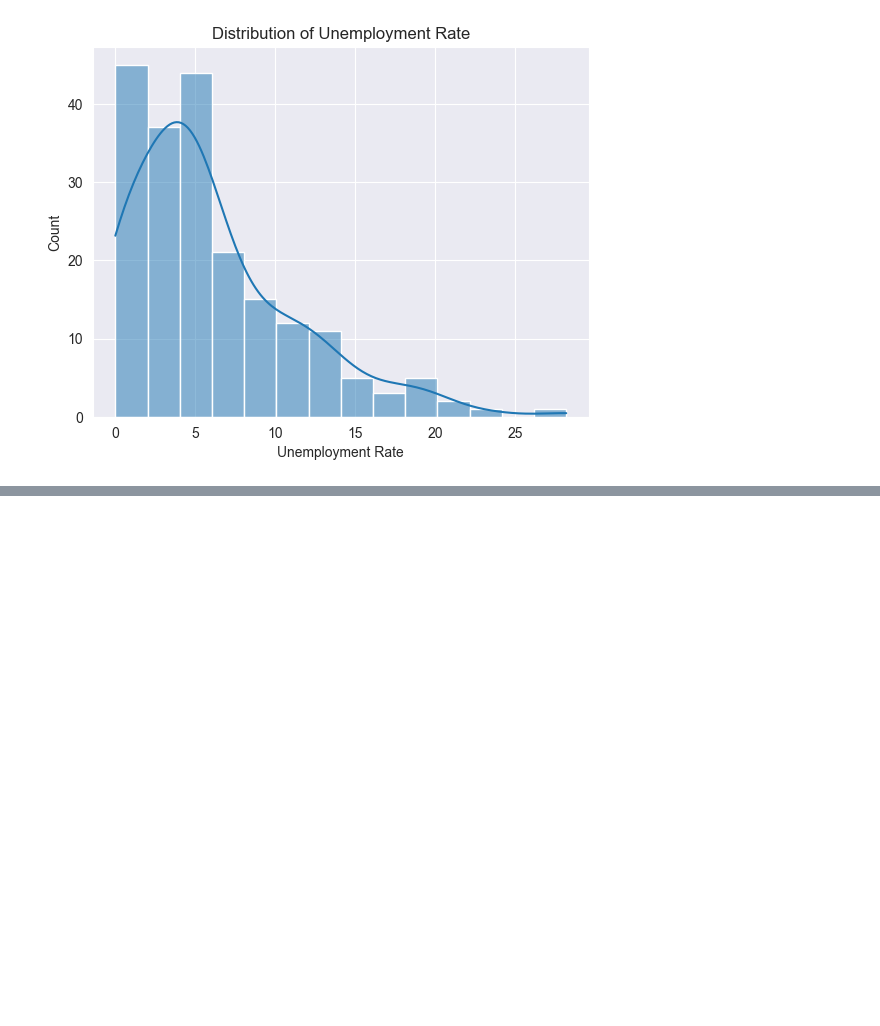
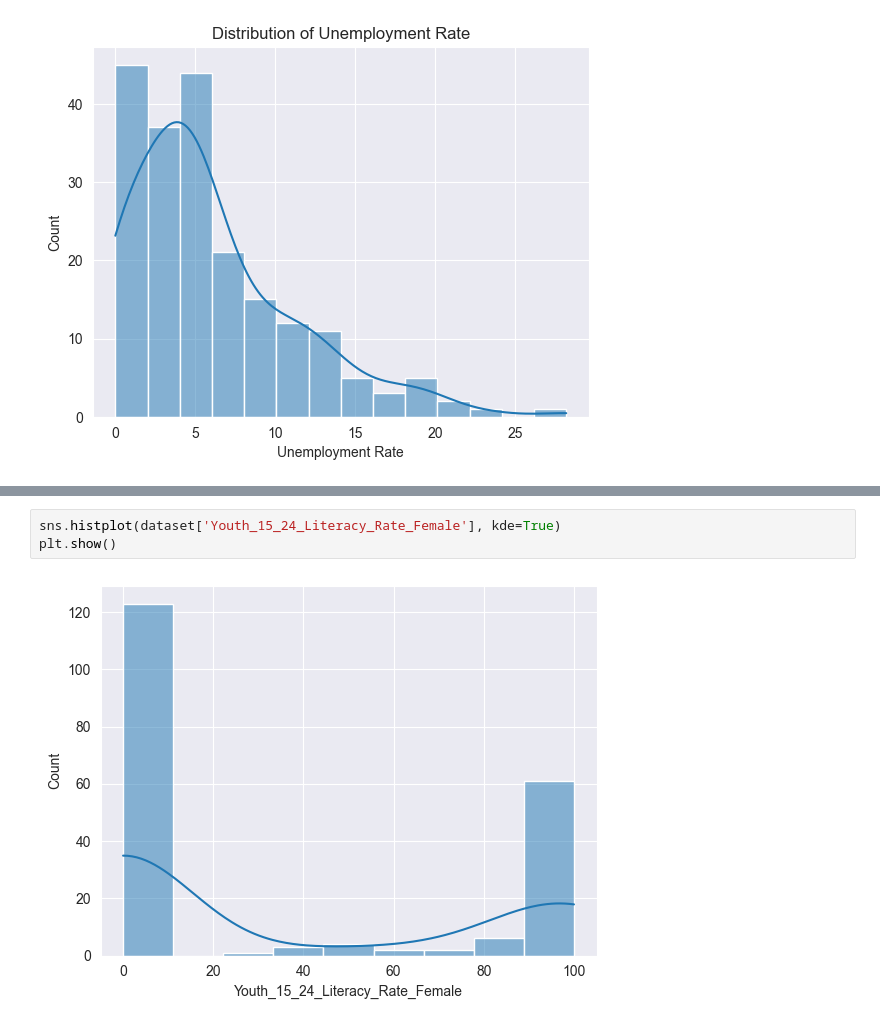
Before and after one commit to Kowallskiy/world_education, a Jupyter notebook: analysis.ipynb, the cells around one changed output, grey strips where cells are left out. Cells and saved outputs as stored; diff of their text form; blank space fills up the shorter version.

```diff
--- a/analysis.ipynb
+++ b/analysis.ipynb
@@ -151 +156,6 @@ plt.show()
+# %%
+sns.histplot(dataset['Youth_15_24_Literacy_Rate_Female'], kde=True)
+plt.show()
+# %% [output]
+[figure, added]
 # %%
```
Also changed, not shown: parts of 4 cells of this notebook.
